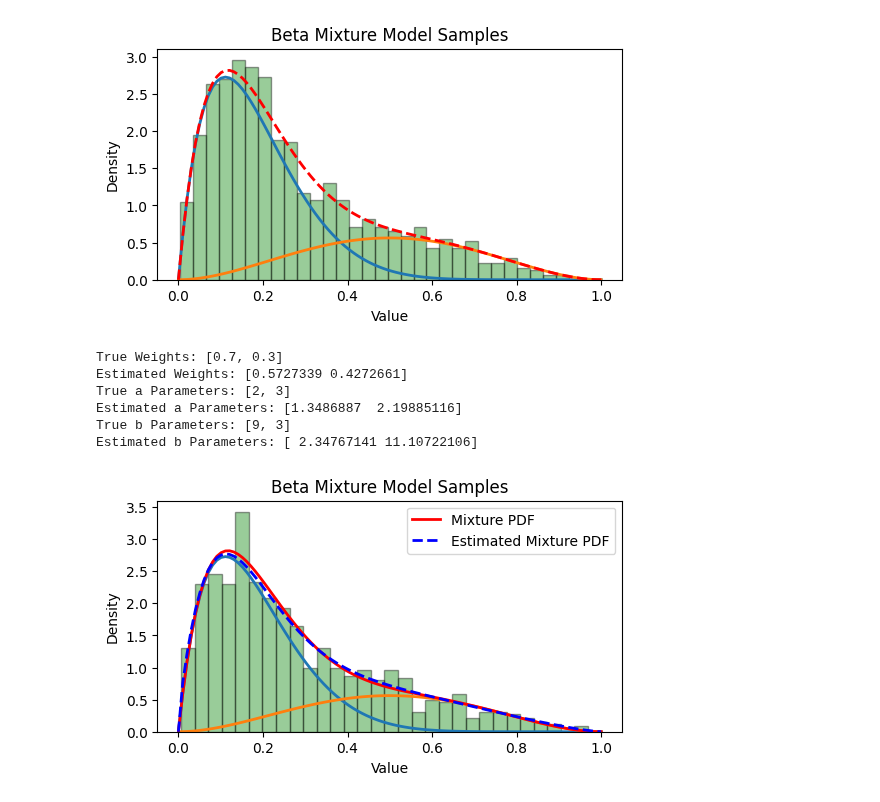
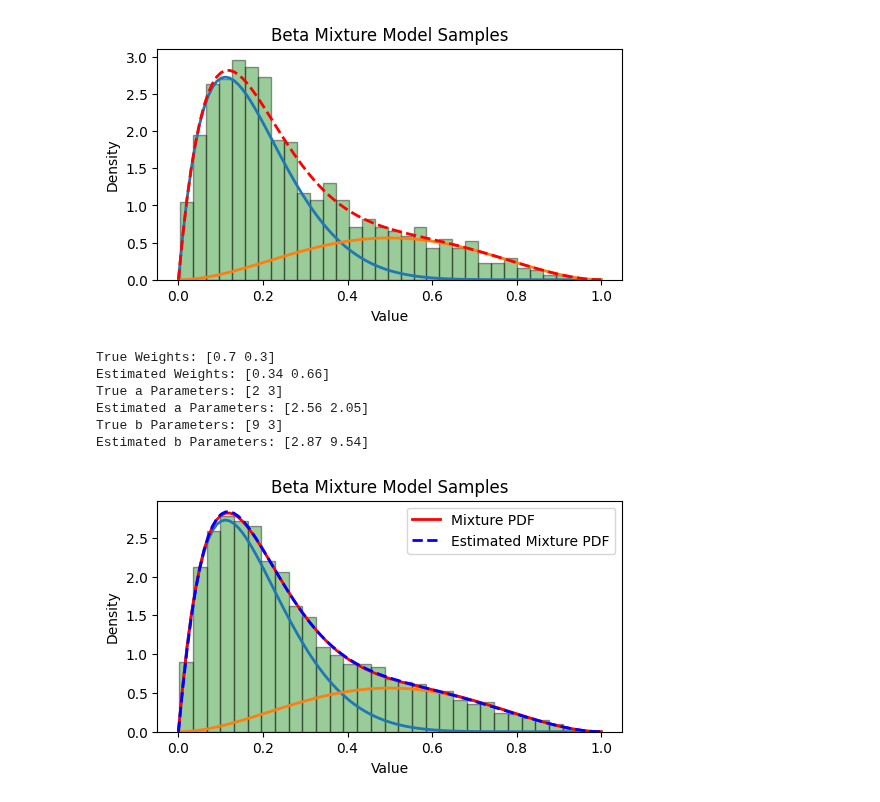
Before and after one commit to ntpuccw/InClassCoding, a Jupyter notebook: gar1126.ipynb, the cells around one changed output. Saved outputs shown, nothing was run; the diff lists cells and outputs as text; code cells hidden in the pictures.

```diff
--- a/gar1126.ipynb
+++ b/gar1126.ipynb
@@ -63,19 +63,18 @@ from scipy.stats import beta
 import numpy as np
 import matplotlib.pyplot as plt
 
-def beta_mixture_likelihood(params, weights, samples):
+def beta_mixture_likelihood(params, n_components, samples):
     """
     Calculate the negative log-likelihood of the beta mixture model.
 
     Parameters:
     params (list): List of parameters to optimize (weights, a_params, b_params).
-    weights (list): List of weights for each beta component.
+    n_components (int): Number of components in the mixture model.
     samples (np.ndarray): Array of observed samples.
 
     Returns:
     float: Negative log-likelihood value.
     """
-    n_components = len(weights)
     likelihood = np.zeros_like(samples)
 
     for i in range(n_components):
@@ -106,7 +105,7 @@ def estimate_beta_mixture(samples, n_components):
     # set options
     options = {'maxiter': 10000, 'disp': False, 'ftol': 1e-6}
     res = minimize(beta_mixture_likelihood, params0, \
-                   args=(weights, samples), \
+                   args=(n_components, samples), \
                     bounds=bounds, constraints=const, options=options)
     weights, a_params, b_params = res.x[:n_components], res.x[n_components:2*n_components], res.x[2*n_components:]
 
@@ -116,48 +115,49 @@ if __name__ == "__main__":
     true_weights = [0.7, 0.3]
     true_a_params = [2, 3]
     true_b_params = [9, 3]
-    n_samples = 1000
+    n_samples = 10000
     samples = generate_beta_mixture(n_samples, true_weights, true_a_params, true_b_params)
 
     # Estimate the parameters of the beta mixture model
     n_components = 2
     est_weights, est_a_params, est_b_params = estimate_beta_mixture(samples, n_components)
 
-    print("True Weights:", true_weights)
-    print("Estimated Weights:", est_weights)
-    print("True a Parameters:", true_a_params)
-    print("Estimated a Parameters:", est_a_params)
-    print("True b Parameters:", true_b_params)
-    print("Estimated b Parameters:", est_b_params)
+    # Print the results up to 2 decimal places
+    print("True Weights:", np.round(true_weights, 2))
+    print("Estimated Weights:", np.round(est_weights, 2))
+    print("True a Parameters:", np.round(true_a_params, 2))
+    print("Estimated a Parameters:", np.round(est_a_params, 2))
+    print("True b Parameters:", np.round(true_b_params, 2))
+    print("Estimated b Parameters:", np.round(est_b_params, 2))
 
     # Plot histogram of the samples
     fig = plt.figure(figsize=(6, 3))
     plt.hist(samples, bins=30, density=True, alpha=0.4, \
              color='g', edgecolor='black')
 
     # Plot the individual beta components for reference
     x = np.linspace(0, 1, 100)
     y = np.zeros_like(x)
     y_opt = np.zeros_like(x)
     for w, a, b in zip(true_weights, true_a_params, true_b_params):
         y += w * beta.pdf(x, a, b)
         plt.plot(x, w * beta.pdf(x, a, b), lw=2)
 
     for w, a, b in zip(est_weights, est_a_params, est_b_params):
         y_opt += w * beta.pdf(x, a, b)
 
     plt.plot(x, y, 'r', lw=2, label='Mixture PDF')
     plt.plot(x, y_opt, 'b--', lw=2, label='Estimated Mixture PDF')
     plt.title('Beta Mixture Model Samples')
     plt.xlabel('Value')
     plt.ylabel('Density')
     plt.legend()
     plt.show()
 # %% [output]
-True Weights: [0.7, 0.3]
-Estimated Weights: [0.5727339 0.4272661]
-True a Parameters: [2, 3]
-Estimated a Parameters: [1.3486887  2.19885116]
-True b Parameters: [9, 3]
-Estimated b Parameters: [ 2.34767141 11.10722106]
+True Weights: [0.7 0.3]
+Estimated Weights: [0.34 0.66]
+True a Parameters: [2 3]
+Estimated a Parameters: [2.56 2.05]
+True b Parameters: [9 3]
+Estimated b Parameters: [2.87 9.54]
-[figure, old version]
+[figure, new version]
```
